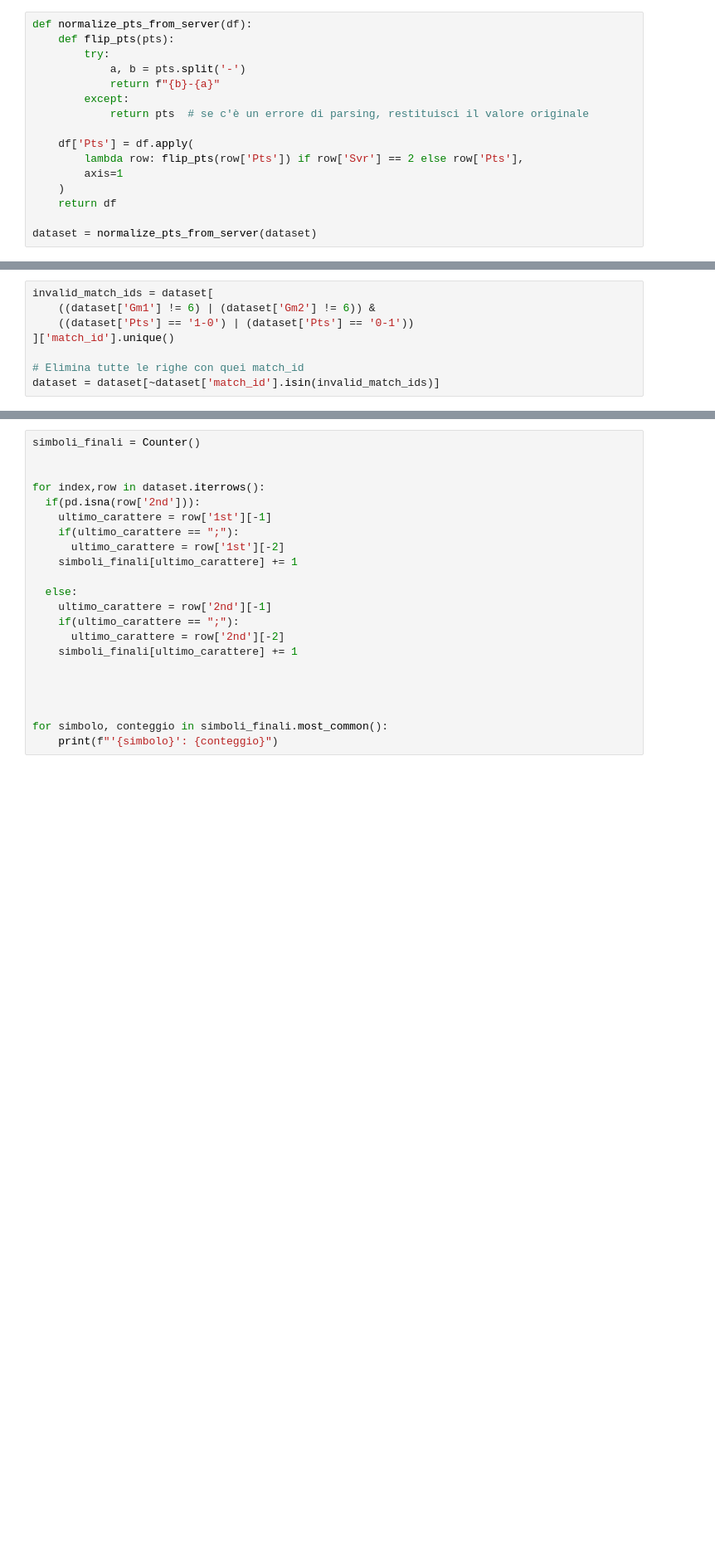
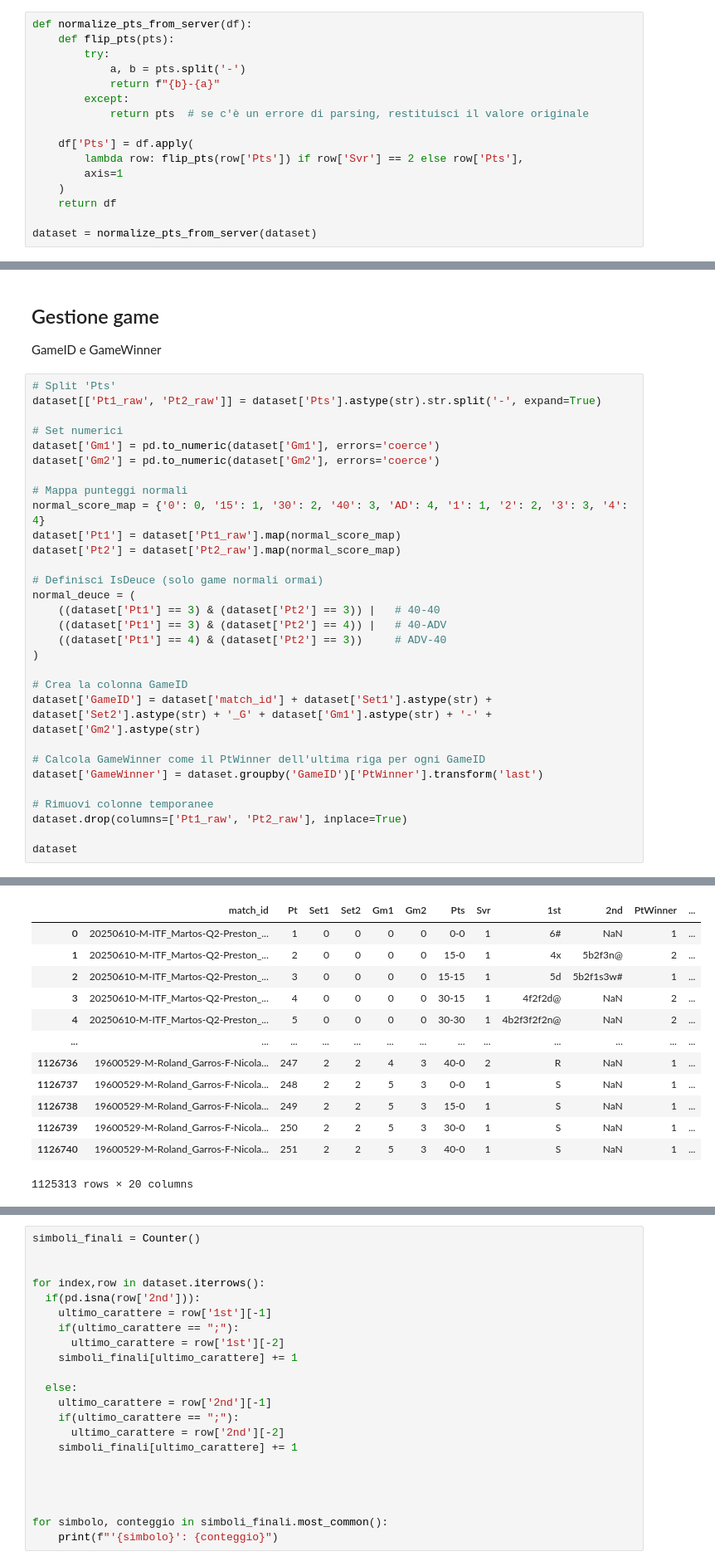
Before and after one commit to oraziotorre/MomentumShiftAI, a Jupyter notebook: TennisDataGenerator.ipynb, the cells around one changed output, grey strips where cells are left out. Shown at 83% size. Saved outputs shown, nothing was run; the diff lists cells and outputs as text; blank space fills up the shorter version.

```diff
--- a/TennisDataGenerator.ipynb
+++ b/TennisDataGenerator.ipynb
@@ -531,8 +525,0 @@ dataset = dataset[~dataset['match_id'].isin(invalid_match_ids)]
-# %%
-invalid_match_ids = dataset[
-    ((dataset['Gm1'] != 6) | (dataset['Gm2'] != 6)) &
-    ((dataset['Pts'] == '1-0') | (dataset['Pts'] == '0-1'))
-]['match_id'].unique()
-
-# Elimina tutte le righe con quei match_id
-dataset = dataset[~dataset['match_id'].isin(invalid_match_ids)]
@@ -540,0 +526,34 @@ Partite Rimosse causa configurazione errata dei punteggi: 111
+# %% [markdown]
+## Gestione game
+GameID e GameWinner
+# %%
+# Split 'Pts'
+dataset[['Pt1_raw', 'Pt2_raw']] = dataset['Pts'].astype(str).str.split('-', expand=True)
+
+# Set numerici
+dataset['Gm1'] = pd.to_numeric(dataset['Gm1'], errors='coerce')
+dataset['Gm2'] = pd.to_numeric(dataset['Gm2'], errors='coerce')
+
+# Mappa punteggi normali
+normal_score_map = {'0': 0, '15': 1, '30': 2, '40': 3, 'AD': 4, '1': 1, '2': 2, '3': 3, '4': 4}
+dataset['Pt1'] = dataset['Pt1_raw'].map(normal_score_map)
+dataset['Pt2'] = dataset['Pt2_raw'].map(normal_score_map)
+
+# Definisci IsDeuce (solo game normali ormai)
+normal_deuce = (
+    ((dataset['Pt1'] == 3) & (dataset['Pt2'] == 3)) |   # 40-40
+    ((dataset['Pt1'] == 3) & (dataset['Pt2'] == 4)) |   # 40-ADV
+    ((dataset['Pt1'] == 4) & (dataset['Pt2'] == 3))     # ADV-40
+)
+
+# Crea la colonna GameID
+dataset['GameID'] = dataset['match_id'] + dataset['Set1'].astype(str) + dataset['Set2'].astype(str) + '_G' + dataset['Gm1'].astype(str) + '-' + dataset['Gm2'].astype(str)
+
+# Calcola GameWinner come il PtWinner dell'ultima riga per ogni GameID
+dataset['GameWinner'] = dataset.groupby('GameID')['PtWinner'].transform('last')
+
+# Rimuovi colonne temporanee
+dataset.drop(columns=['Pt1_raw', 'Pt2_raw'], inplace=True)
+
+dataset
+# %% [output]
@@ -540,0 +561,13 @@ Partite Rimosse causa configurazione errata dei punteggi: 111
+|  | match_id | Pt | Set1 | Set2 | Gm1 | Gm2 | Pts | Svr | 1st | 2nd | PtWinner | ... |
+| 0 | 20250610-M-ITF_Martos-Q2-Preston_... | 1 | 0 | 0 | 0 | 0 | 0-0 | 1 | 6# | NaN | 1 | ... |
+| 1 | 20250610-M-ITF_Martos-Q2-Preston_... | 2 | 0 | 0 | 0 | 0 | 15-0 | 1 | 4x | 5b2f3n@ | 2 | ... |
+| 2 | 20250610-M-ITF_Martos-Q2-Preston_... | 3 | 0 | 0 | 0 | 0 | 15-15 | 1 | 5d | 5b2f1s3w# | 1 | ... |
+| 3 | 20250610-M-ITF_Martos-Q2-Preston_... | 4 | 0 | 0 | 0 | 0 | 30-15 | 1 | 4f2f2d@ | NaN | 2 | ... |
+| 4 | 20250610-M-ITF_Martos-Q2-Preston_... | 5 | 0 | 0 | 0 | 0 | 30-30 | 1 | 4b2f3f2f2n@ | NaN | 2 | ... |
+| ... | ... | ... | ... | ... | ... | ... | ... | ... | ... | ... | ... | ... |
+| 1126736 | 19600529-M-Roland_Garros-F-Nicola... | 247 | 2 | 2 | 4 | 3 | 40-0 | 2 | R | NaN | 1 | ... |
+| 1126737 | 19600529-M-Roland_Garros-F-Nicola... | 248 | 2 | 2 | 5 | 3 | 0-0 | 1 | S | NaN | 1 | ... |
+| 1126738 | 19600529-M-Roland_Garros-F-Nicola... | 249 | 2 | 2 | 5 | 3 | 15-0 | 1 | S | NaN | 1 | ... |
+| 1126739 | 19600529-M-Roland_Garros-F-Nicola... | 250 | 2 | 2 | 5 | 3 | 30-0 | 1 | S | NaN | 1 | ... |
+| 1126740 | 19600529-M-Roland_Garros-F-Nicola... | 251 | 2 | 2 | 5 | 3 | 40-0 | 1 | S | NaN | 1 | ... |
+1125313 rows × 20 columns
```
Also changed, not shown: parts of 28 cells of this notebook.
